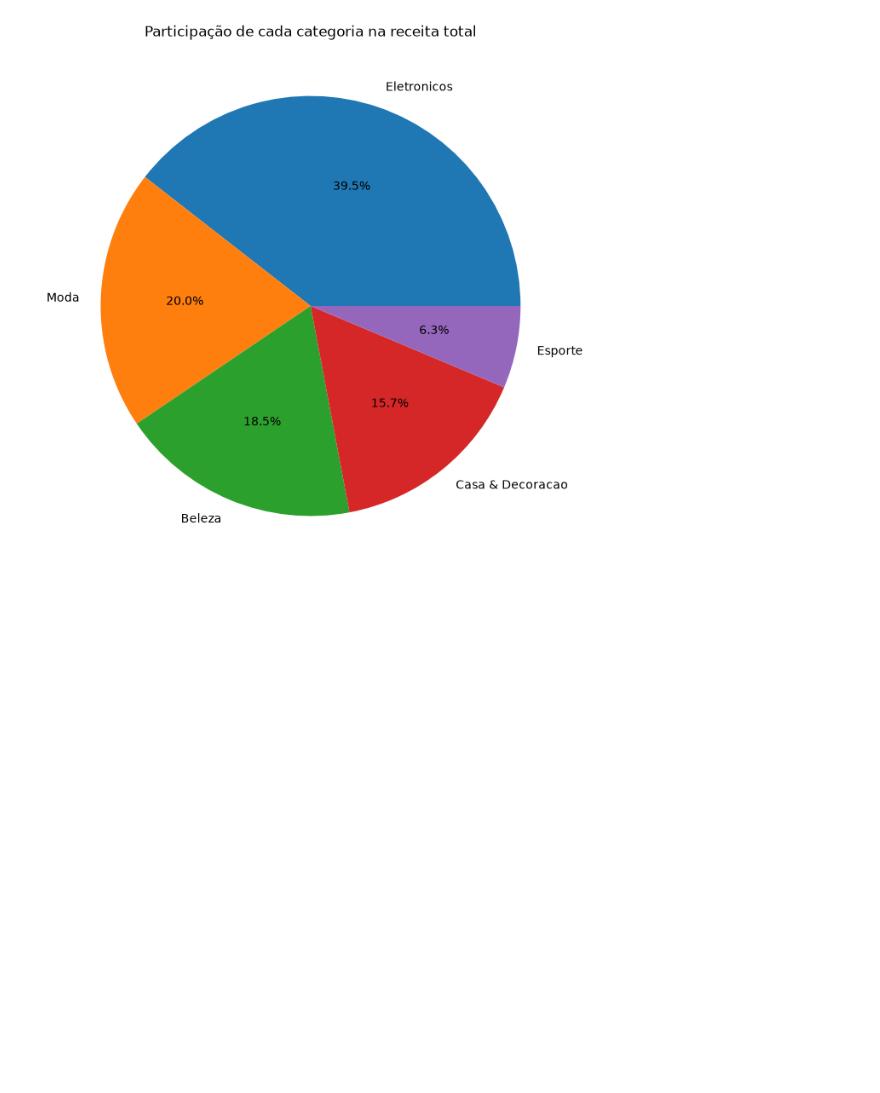
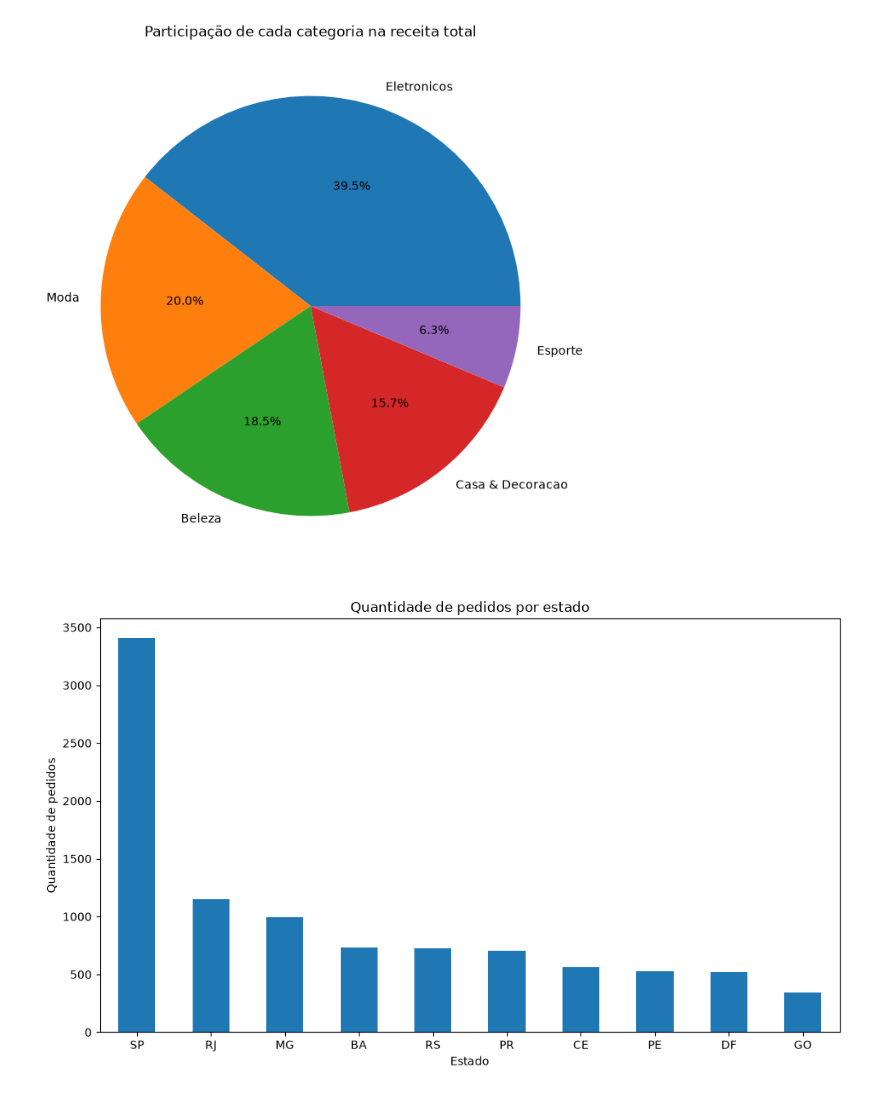
Before and after one commit to luizolavoremy/analise-pedidos-loja, a Jupyter notebook: analise_pedidos.ipynb, the cells around one changed output. Cells and saved outputs as stored; diff of their text form; code cells hidden in the pictures; blank space fills up the shorter version.

Commit message:
gráfico pedidos por estado

```diff
--- a/analise_pedidos.ipynb
+++ b/analise_pedidos.ipynb
@@ -961,3 +961,15 @@ plt.ylabel("")
 plt.show()
 # %% [output]
 [figure]
+# %%
+estados_quantidade = df.groupby("estado")["quantidade"].sum().sort_values(ascending=False)
+
+estados_quantidade.plot(kind="bar", figsize=(10, 6))
+plt.title("Quantidade de pedidos por estado")
+plt.xlabel("Estado")
+plt.ylabel("Quantidade de pedidos")
+plt.xticks(rotation=0)
+plt.tight_layout()
+plt.show()
+# %% [output]
+[figure, added]
```
